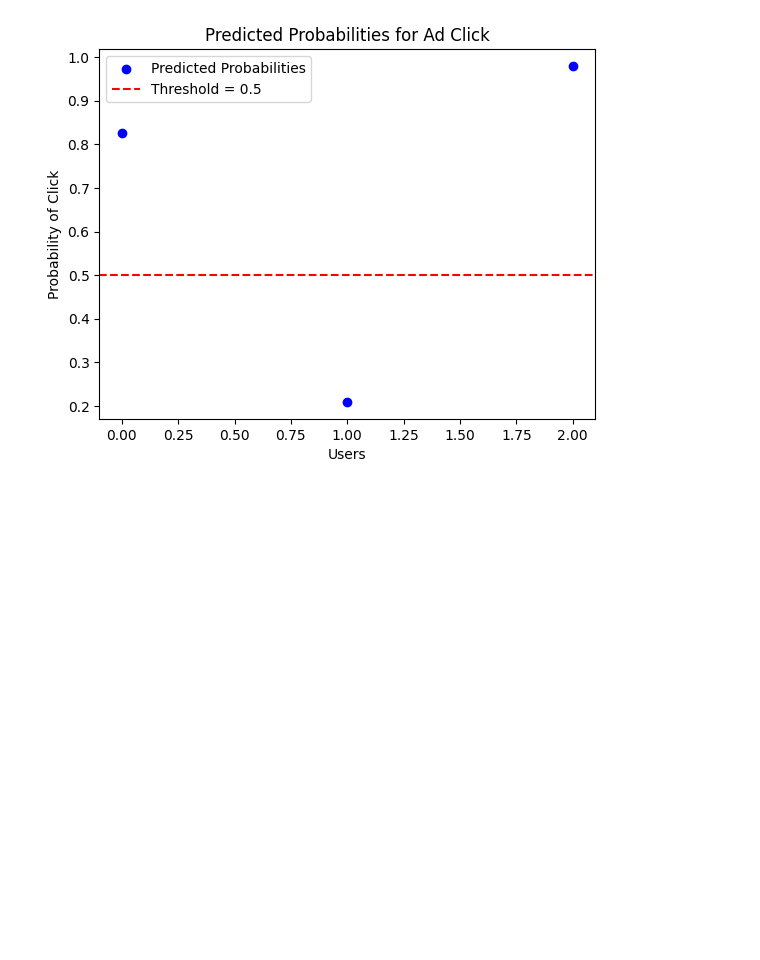
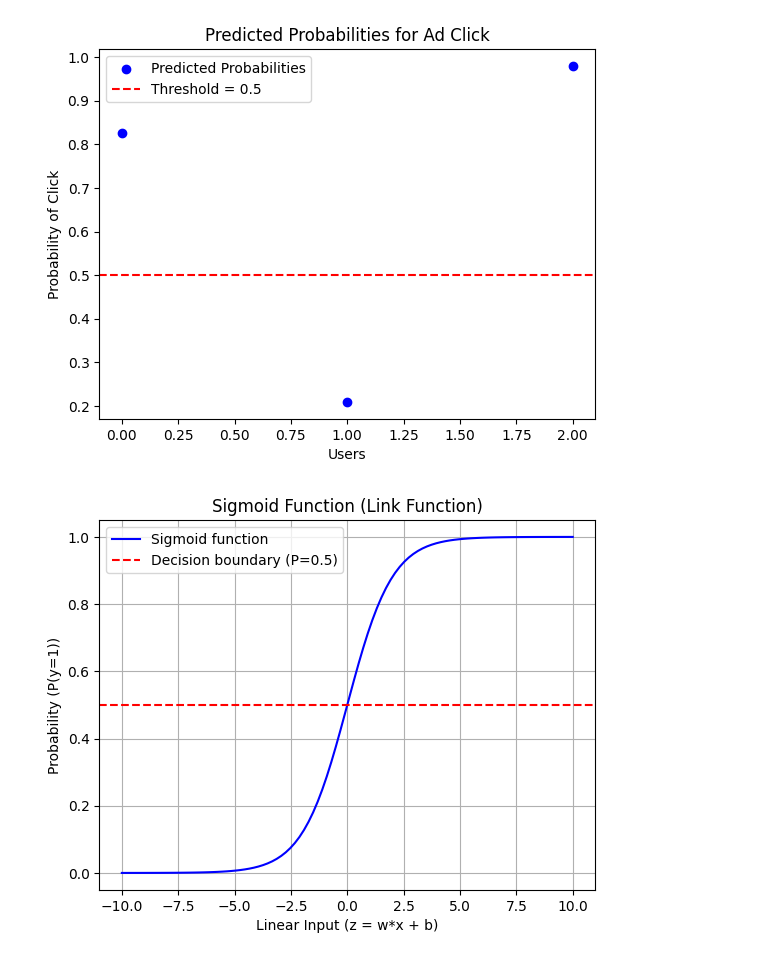
Before and after one commit to Rusakltd/stepic_stat_cource, a Jupyter notebook: main.ipynb, the cells around one changed output. Drawn from its saved outputs; the diff is of its cells as text; code cells hidden in the pictures; blank space fills up the shorter version.

Commit message:
Пример сигмоиды + Добавил датасет титаника

```diff
--- a/main.ipynb
+++ b/main.ipynb
@@ -1034,3 +1034,24 @@ plt.legend()
 plt.show()
 # %% [output]
 [figure]
+# %%
+import numpy as np
+import matplotlib.pyplot as plt
+
+# Линейные значения z
+z = np.linspace(-10, 10, 100)
+
+# Функция сигмоиды
+sigmoid = 1 / (1 + np.exp(-z))
+
+# Визуализация
+plt.plot(z, sigmoid, label='Sigmoid function', color='blue')
+plt.axhline(0.5, color='red', linestyle='--', label='Decision boundary (P=0.5)')
+plt.title("Sigmoid Function (Link Function)")
+plt.xlabel("Linear Input (z = w*x + b)")
+plt.ylabel("Probability (P(y=1))")
+plt.legend()
+plt.grid()
+plt.show()
+# %% [output]
+[figure, added]
```
Also changed, not shown: 1 other file.
